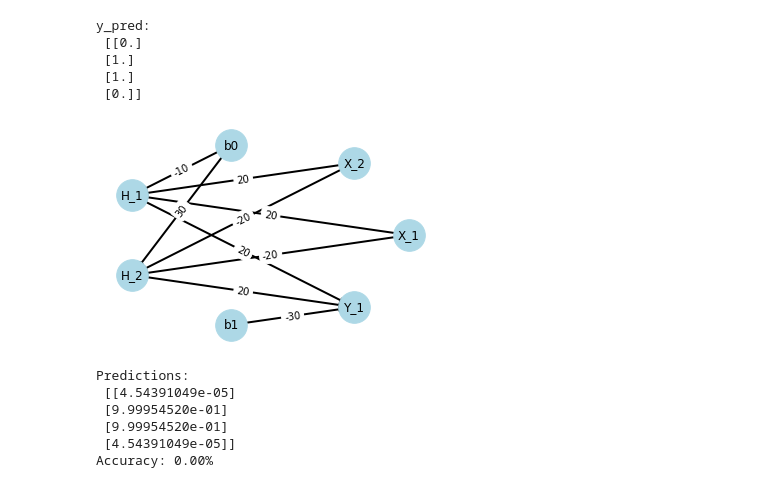
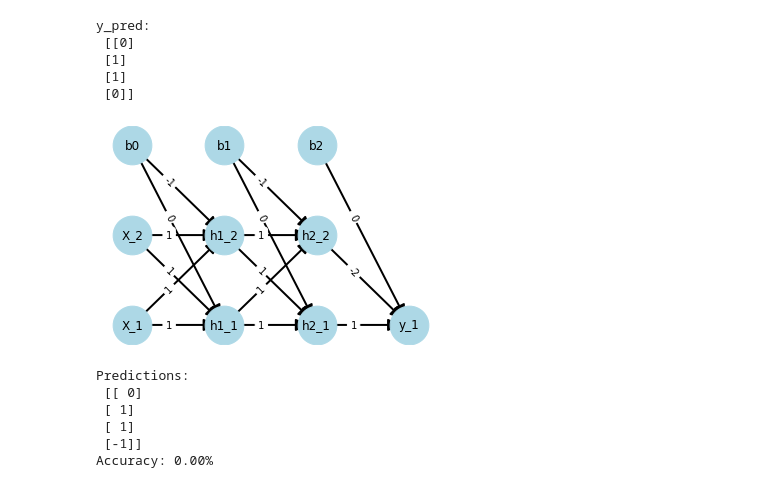
Before and after one commit to kibare/IF3270_ML_Tugas-Besar, a Jupyter notebook: Tubes_A/main.ipynb, the cells around one changed output. Drawn from its saved outputs; the diff is of its cells as text; code cells hidden in the pictures.

Commit message:
fix network visualization

```diff
--- a/Tubes_A/main.ipynb
+++ b/Tubes_A/main.ipynb
@@ -129,75 +129,95 @@ class FFNN:
     def draw_network(self):
         G = nx.DiGraph()
 
+        pos = {}
+
         # add nodes
         input_nodes = [f'X_{i + 1}' for i in range(len(self.weights[0]))]
         G.add_nodes_from(input_nodes, layer='Input')
         G.add_nodes_from(['b0'], layer='Bias')
+        for i in range(len(input_nodes)):
+            pos[f'X_{i + 1}'] = [0, i + 1]
+        pos['b0'] = [0, len(self.weights[0]) + 1]
 
-        hidden_nodes = [f'H_{i + 1}' for i in range(len(self.weights[0][0]))]
-        G.add_nodes_from(hidden_nodes, layer='Hidden')
-        G.add_nodes_from(['b1'], layer='Bias')
-
-        output_nodes = [f'Y_{i + 1}' for i in range(len(self.weights[-1][0]))]
-        G.add_nodes_from(output_nodes, layer='Output')
+        hidden_nodes = []
 
         for i in range(len(self.weights) - 1):
+            hidden_nodes.append([f'h{i + 1}_{j + 1}' for j in range(len(self.weights[i][0]))])
+            G.add_nodes_from(hidden_nodes[i], layer='Hidden')
+            G.add_nodes_from([f'b{i + 1}'], layer='Bias')
+            for j in range(len(hidden_nodes[i])):
+                pos[f'h{i + 1}_{j + 1}'] = [i + 1, j + 1]
+            pos[f'b{i + 1}'] = [i + 1, len(self.weights[i][0]) + 1]
+
+        output_nodes = [f'y_{i + 1}' for i in range(len(self.weights[-1][0]))]
+        G.add_nodes_from(output_nodes, layer='Output')
+        for i in range(len(output_nodes)):
+            pos[f'y_{i + 1}'] = [len(self.weights), i + 1]
+
+        # add edges
+        for i in range(len(self.weights[0])):
+            for j in range(len(self.weights[0][i])):
+                G.add_edge(input_nodes[i], hidden_nodes[0][j], weight=self.weights[0][i][j])
+                G.add_edge(f'b0', hidden_nodes[0][j], weight=self.biases[0][j])
+
+        for i in range(1, len(self.weights) - 1):
             for j in range(len(self.weights[i])):
                 for k in range(len(self.weights[i][j])):
-                    G.add_edge(input_nodes[j], hidden_nodes[k], weight=self.weights[i][j][k])
-                    G.add_edge('b0', hidden_nodes[k], weight=self.biases[i][k])
+                    G.add_edge(hidden_nodes[i - 1][j], hidden_nodes[i][k], weight=self.weights[i][j][k])
+                    G.add_edge(f'b{i}', hidden_nodes[i][k], weight=self.biases[i][k])
 
         for i in range(len(self.weights[-1])):
             for j in range(len(self.weights[-1][0])):
-                G.add_edge(hidden_nodes[i], output_nodes[j], weight=self.weights[-1][i][j])
-                G.add_edge('b1', output_nodes[j], weight=self.biases[-1][j])
+                G.add_edge(hidden_nodes[-1][i], output_nodes[j], weight=self.weights[-1][i][j])
+                G.add_edge(f'b{len(self.weights) - 1}', output_nodes[j], weight=self.biases[-1][j])
 
         # draw network
-        pos = nx.circular_layout(G)
-        nx.draw_networkx_nodes(G, pos, node_size=1000, node_color='lightblue')
-        nx.draw_networkx_edges(G, pos, width=2, edge_color='black')
-        nx.draw_networkx_edge_labels(G, pos, edge_labels=nx.get_edge_attributes(G, 'weight'))
+        edge_labels = nx.get_edge_attributes(G, 'weight')
+
+        nx.draw_networkx_nodes(G, pos, node_size=1500, node_color='lightblue')
+        nx.draw_networkx_edges(G, pos, width=2, edge_color='black', arrows=True, arrowsize=25)
+        nx.draw_networkx_edge_labels(G, pos, edge_labels=edge_labels, label_pos=0.60)
         nx.draw_networkx_labels(G, pos, font_size=12, font_family='sans-serif')
         plt.axis('off')
         plt.show()
 
 
 # main function
 def main():
     # load model
     # filename = input("Enter the filename: ")
-    filename = 'sigmoid'
+    filename = 'relu'
     model_path = filename + '.json'
     model = FFNN(model_path)
 
     # visualize input layer
     X = np.array([[0,0], [0,1], [1,0], [1,1]])
 
     # predict output
     y_pred = model.predict(X)
 
     # calculate accuracy
     y_true = np.array([1, 0, 0, 1])
     accuracy = model.acurracy(X, y_true)
 
     model.draw_network()
 
     # print predictions and accuracy
     print('Predictions: \n', y_pred)
     print('Accuracy: {:.2f}%'.format(accuracy*100))
 
 if __name__ == '__main__':
     main()
 # %% [output]
 y_pred:
- [[0.]
- [1.]
- [1.]
- [0.]]
+ [[0]
+ [1]
+ [1]
+ [0]]
-[figure, old version]
+[figure, new version]
 Predictions:
- [[4.54391049e-05]
- [9.99954520e-01]
- [9.99954520e-01]
- [4.54391049e-05]]
+ [[ 0]
+ [ 1]
+ [ 1]
+ [-1]]
 Accuracy: 0.00%
```
Also changed, not shown: 1 other file.
